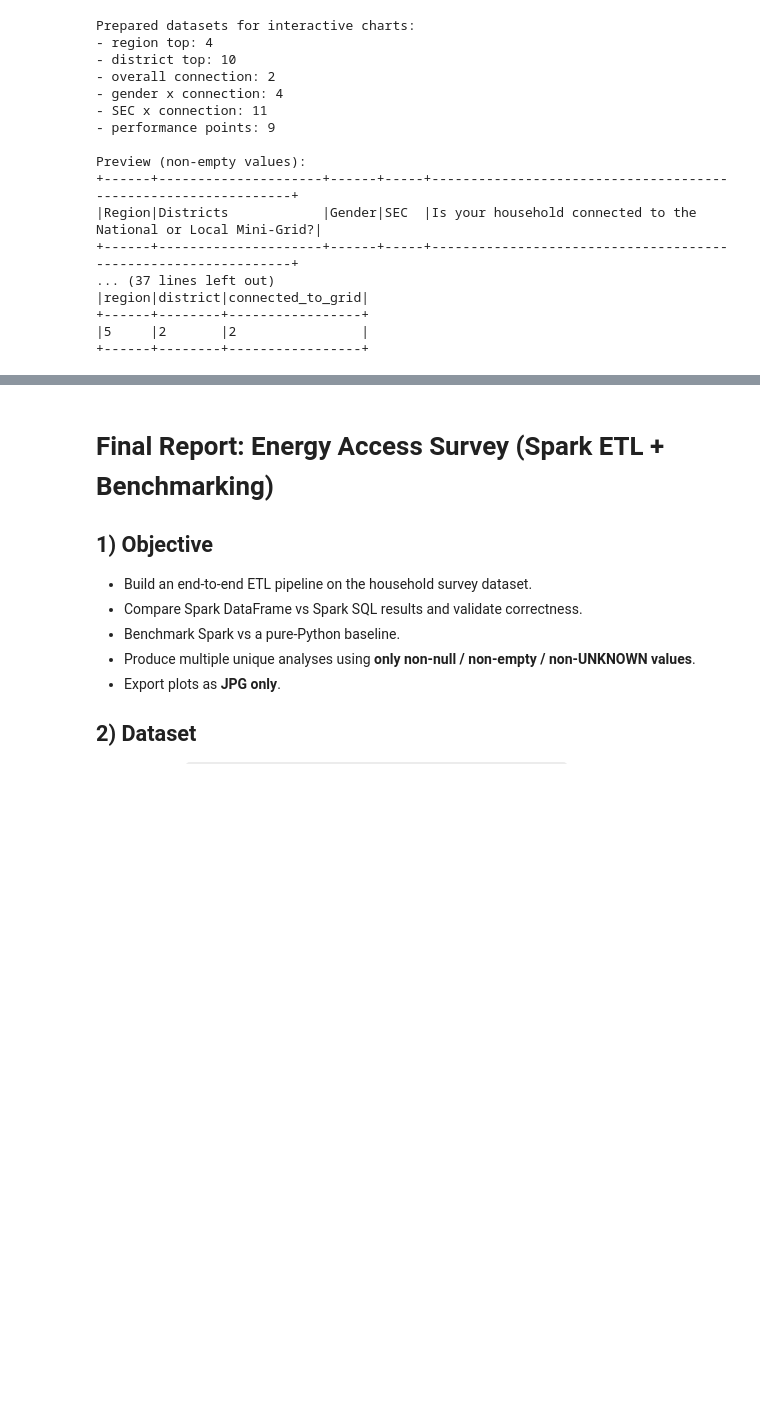
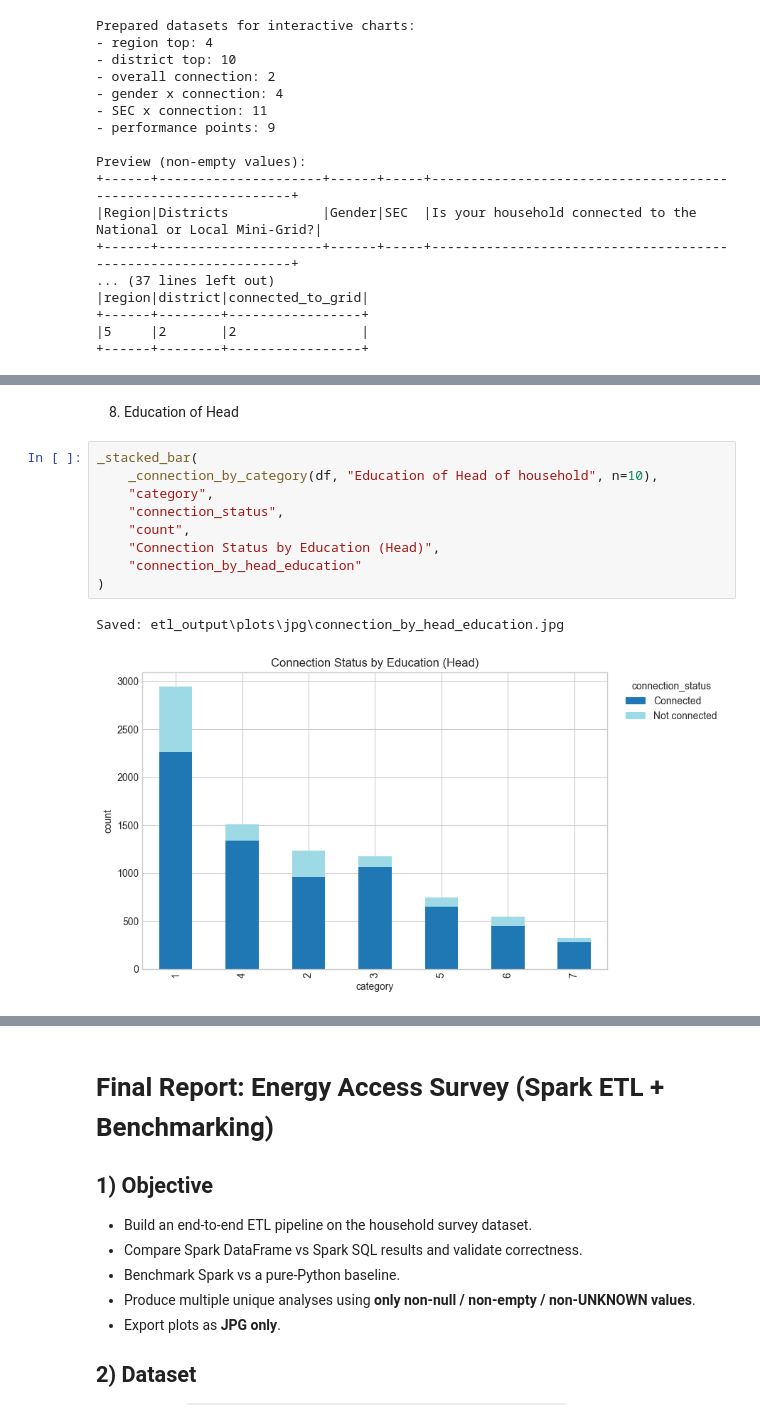
Before and after one commit to MariaYasmeen/PySpark-vs-Python-Performace-Analysis, a Jupyter notebook: energy_project.ipynb, the cells around one changed output, grey strips where cells are left out. Saved outputs shown, nothing was run; the diff lists cells and outputs as text; blank space fills up the shorter version.

```diff
--- a/energy_project.ipynb
+++ b/energy_project.ipynb
@@ -1308,0 +696,14 @@ Saved: etl_output\plots\jpg\performance_speedup_vs_python.jpg
+# %% [markdown]
+8. Education of Head
+# %%
+_stacked_bar(
+    _connection_by_category(df, "Education of Head of household", n=10),
+    "category",
+    "connection_status",
+    "count",
+    "Connection Status by Education (Head)",
+    "connection_by_head_education"
+)
+# %% [output]
+Saved: etl_output\plots\jpg\connection_by_head_education.jpg
+[figure, added]
```
Also changed, not shown: parts of 43 cells of this notebook.
